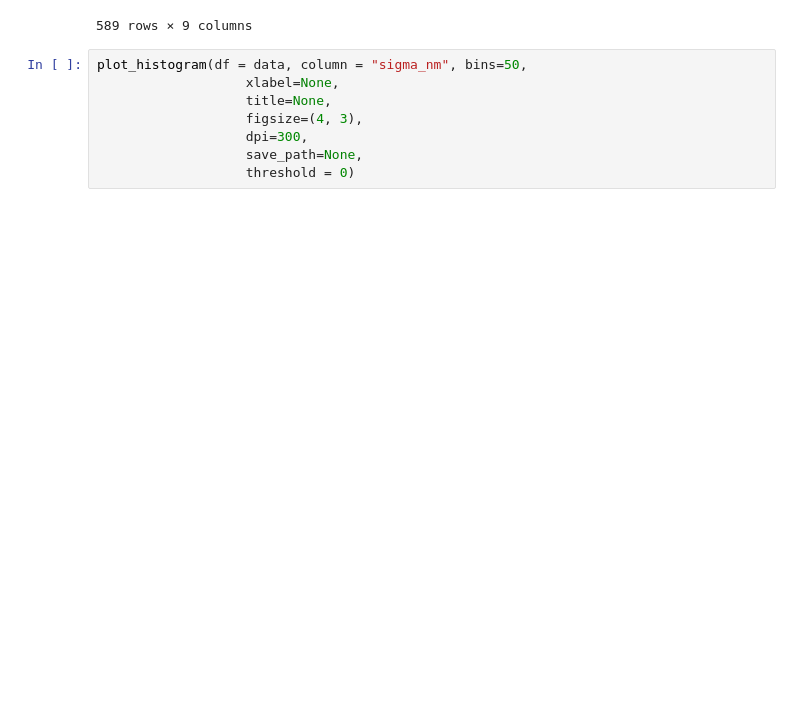
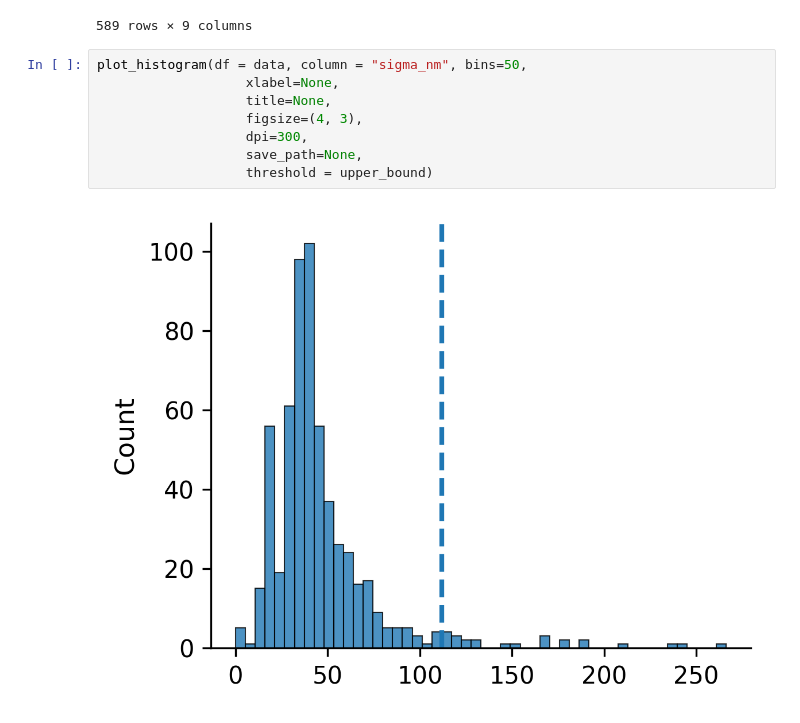
Before and after one commit to Lopatushka/LLPS, a Jupyter notebook: Foci/draft.ipynb, the cells around one changed output. Cells and saved outputs as stored; diff of their text form; blank space fills up the shorter version.

```diff
--- a/Foci/draft.ipynb
+++ b/Foci/draft.ipynb
@@ -310,8 +310,10 @@ data
 # %%
 plot_histogram(df = data, column = "sigma_nm", bins=50,
                    xlabel=None,
                    title=None,
                    figsize=(4, 3),
                    dpi=300,
                    save_path=None,
-                   threshold = 0)
+                   threshold = upper_bound)
+# %% [output]
+[figure, added]
```
